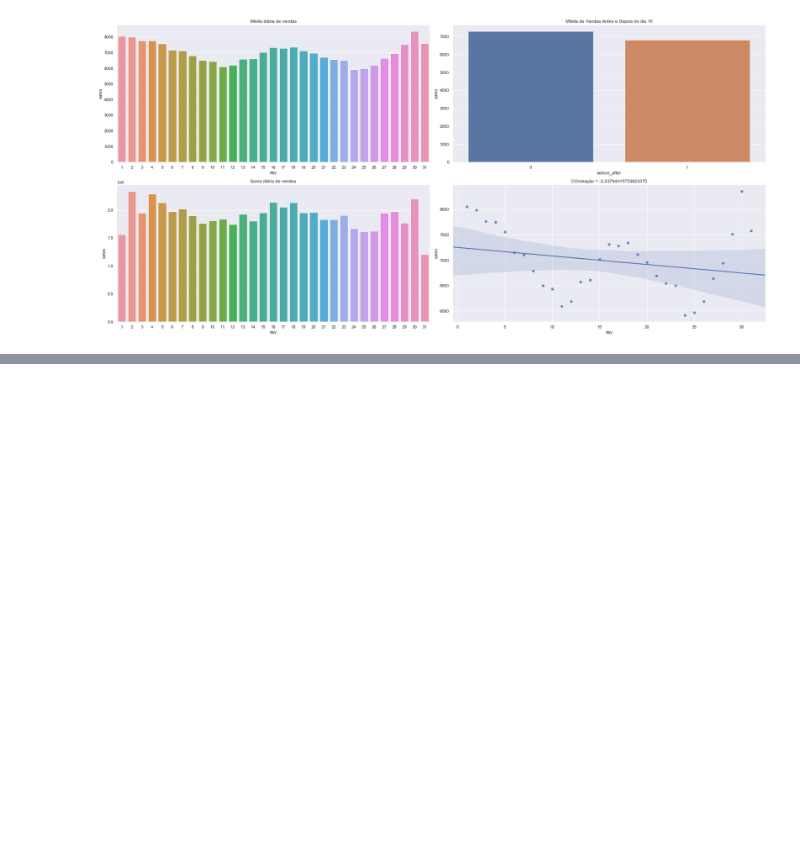
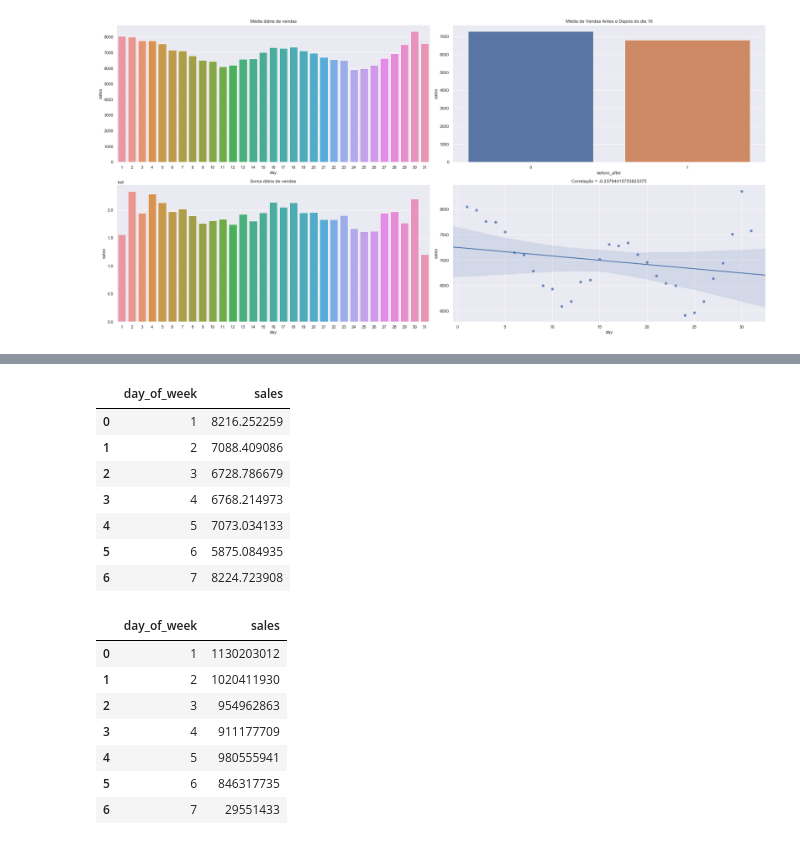
Before and after one commit to igordesouza/ds-em-producao, a Jupyter notebook: m04_v01_store_sales_prediction-Copy1.ipynb, the cells around one changed output, grey strips where cells are left out. Cells and saved outputs as stored; diff of their text form; code cells hidden in the pictures; blank space fills up the shorter version.

```diff
--- a/m04_v01_store_sales_prediction-Copy1.ipynb
+++ b/m04_v01_store_sales_prediction-Copy1.ipynb
@@ -1383,0 +1400,22 @@ plt.tight_layout()
+# %%
+aux_mean = df4.groupby('day_of_week').sales.mean().reset_index()
+aux_sum = df4.groupby('day_of_week').sales.sum().reset_index()
+display(aux_mean)
+display(aux_sum)
+# %% [output]
+|  | day_of_week | sales |
+| 0 | 1 | 8216.252259 |
+| 1 | 2 | 7088.409086 |
+| 2 | 3 | 6728.786679 |
+| 3 | 4 | 6768.214973 |
+| 4 | 5 | 7073.034133 |
+| 5 | 6 | 5875.084935 |
+| 6 | 7 | 8224.723908 |
+|  | day_of_week | sales |
+| 0 | 1 | 1130203012 |
+| 1 | 2 | 1020411930 |
+| 2 | 3 | 954962863 |
+| 3 | 4 | 911177709 |
+| 4 | 5 | 980555941 |
+| 5 | 6 | 846317735 |
+| 6 | 7 | 29551433 |
```
Also changed, not shown: parts of 9 cells of this notebook.
